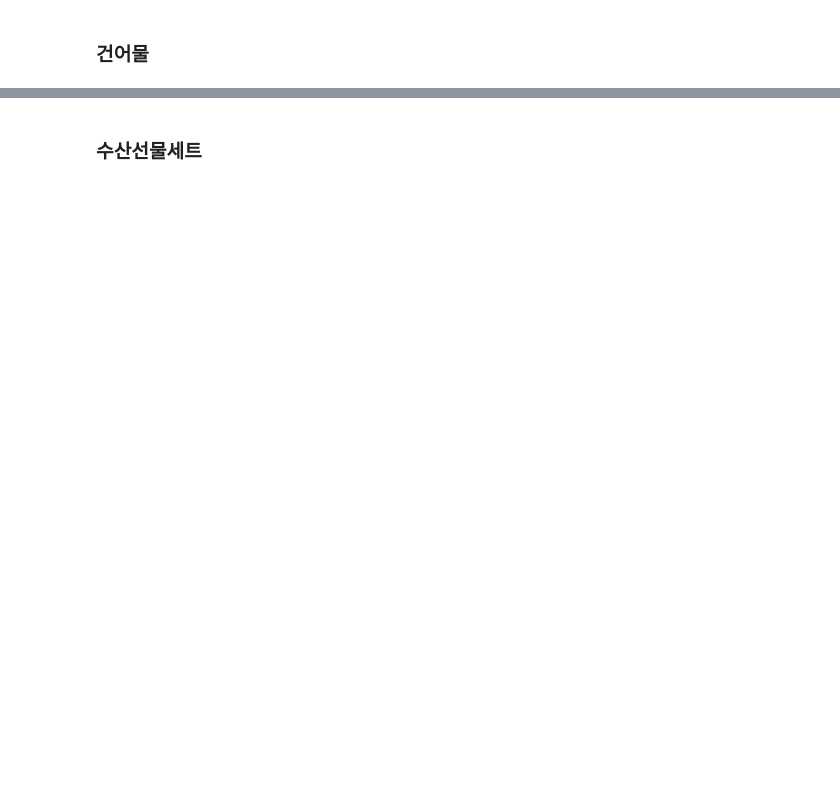
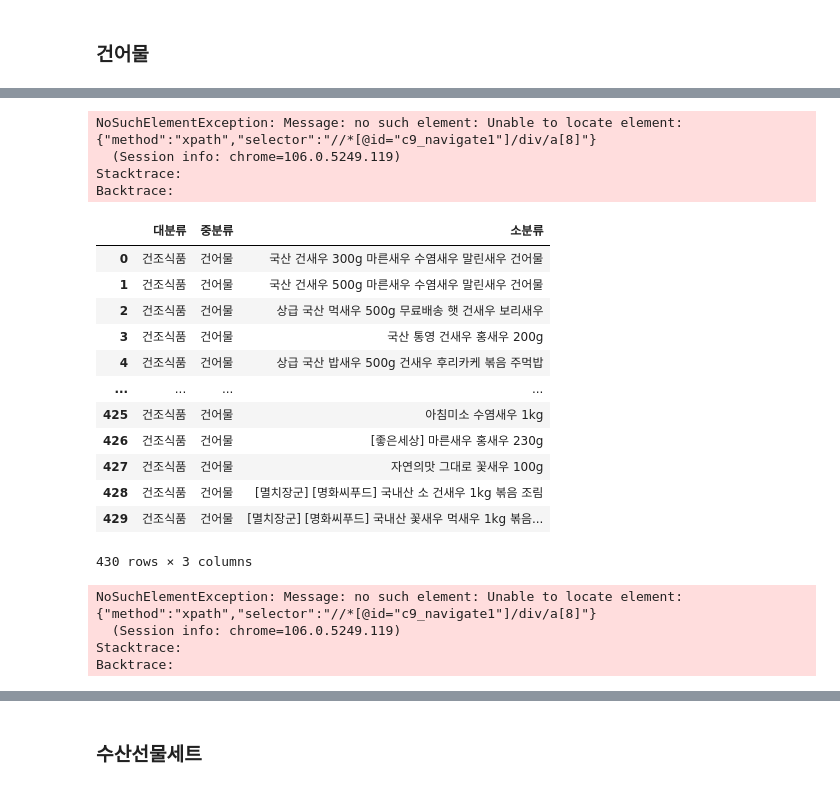
Before and after one commit to shinjangwoon/Store_Analysis, a Jupyter notebook: crawling/crawling.ipynb, the cells around one changed output, grey strips where cells are left out. Drawn from its saved outputs; the diff is of its cells as text; code cells hidden in the pictures; blank space fills up the shorter version.

```diff
--- a/crawling/crawling.ipynb
+++ b/crawling/crawling.ipynb
@@ -3851,0 +3945,63 @@ for f in range(1,36):
+# %%
+# 건새우
+건새우 = []
+driver.get('https://www.lotteon.com/search/render/render.ecn?render=nqapi&platform=pc&collection_id=9&login=Y&u9=navigate&u8=FC01070102&mallId=1')
+for f in range(1,36):
+    if f == 1:
+        name = driver.find_elements_by_class_name('srchProductUnitTitle')
+        time.sleep(2)
+        for named in range(0,len(name)):
+            건새우.append(name[named].text)
+        driver.find_element_by_xpath('//*[@id="c9_navigate1"]/div/a[7]').click()
+    else:
+        time.sleep(2)
+        name = driver.find_elements_by_class_name('srchProductUnitTitle')
+        for named in range(0,len(name)):
+            건새우.append(name[named].text)
+        driver.find_element_by_xpath('//*[@id="c9_navigate1"]/div/a[8]').click()
+# %% [output]
+NoSuchElementException: Message: no such element: Unable to locate element: {"method":"xpath","selector":"//*[@id="c9_navigate1"]/div/a[8]"}
+  (Session info: chrome=106.0.5249.119)
+Stacktrace:
+Backtrace:
+# %%
+건새우_df = pd.DataFrame(data=건새우, columns=['소분류'])
+건새우_df[['중분류', '대분류']] = ['건어물', '건조식품']
+건새우_df = 건새우_df[['대분류','중분류', '소분류']]
+건새우_df
+# %% [output]
+|  | 대분류 | 중분류 | 소분류 |
+| 0 | 건조식품 | 건어물 | 국산 건새우 300g 마른새우 수염새우 말린새우 건어물 |
+| 1 | 건조식품 | 건어물 | 국산 건새우 500g 마른새우 수염새우 말린새우 건어물 |
+| 2 | 건조식품 | 건어물 | 상급 국산 먹새우 500g 무료배송 햇 건새우 보리새우 |
+| 3 | 건조식품 | 건어물 | 국산 통영 건새우 홍새우 200g |
+| 4 | 건조식품 | 건어물 | 상급 국산 밥새우 500g 건새우 후리카케 볶음 주먹밥 |
+| ... | ... | ... | ... |
+| 425 | 건조식품 | 건어물 | 아침미소 수염새우 1kg |
+| 426 | 건조식품 | 건어물 | [좋은세상] 마른새우 홍새우 230g |
+| 427 | 건조식품 | 건어물 | 자연의맛 그대로 꽃새우 100g |
+| 428 | 건조식품 | 건어물 | [멸치장군] [명화씨푸드] 국내산 소 건새우 1kg 볶음 조림 |
+| 429 | 건조식품 | 건어물 | [멸치장군] [명화씨푸드] 국내산 꽃새우 먹새우 1kg 볶음... |
+430 rows × 3 columns
+# %%
+# 건조오징어
+건조오징어 = []
+driver.get('https://www.lotteon.com/search/render/render.ecn?render=nqapi&platform=pc&collection_id=9&login=Y&u9=navigate&u8=FC01070103&mallId=1')
+for f in range(1,36):
+    if f == 1:
+        name = driver.find_elements_by_class_name('srchProductUnitTitle')
+        time.sleep(2)
+        for named in range(0,len(name)):
+            건조오징어.append(name[named].text)
+        driver.find_element_by_xpath('//*[@id="c9_navigate1"]/div/a[7]').click()
+    else:
+        time.sleep(2)
+        name = driver.find_elements_by_class_name('srchProductUnitTitle')
+        for named in range(0,len(name)):
+            건조오징어.append(name[named].text)
+        driver.find_element_by_xpath('//*[@id="c9_navigate1"]/div/a[8]').click()
+# %% [output]
+NoSuchElementException: Message: no such element: Unable to locate element: {"method":"xpath","selector":"//*[@id="c9_navigate1"]/div/a[8]"}
+  (Session info: chrome=106.0.5249.119)
+Stacktrace:
+Backtrace:
```
Also changed, not shown: parts of 34 cells of this notebook.
